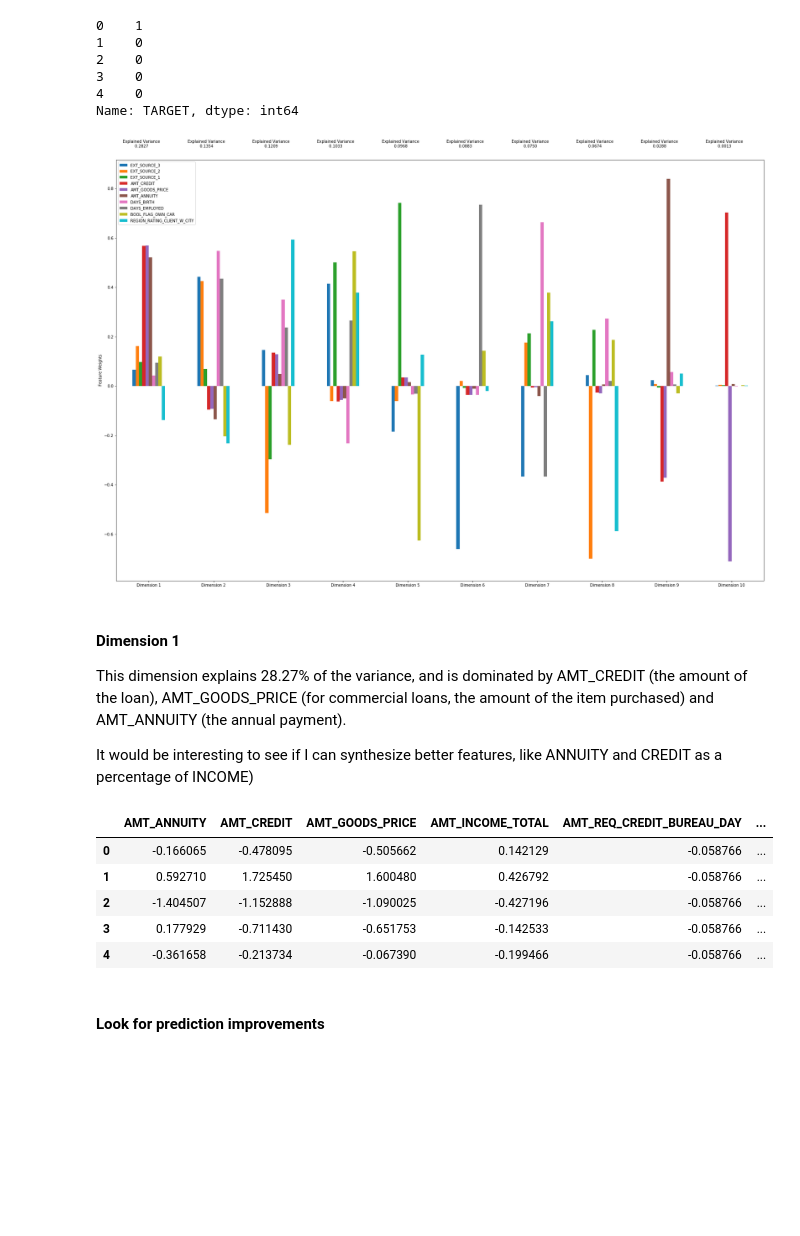
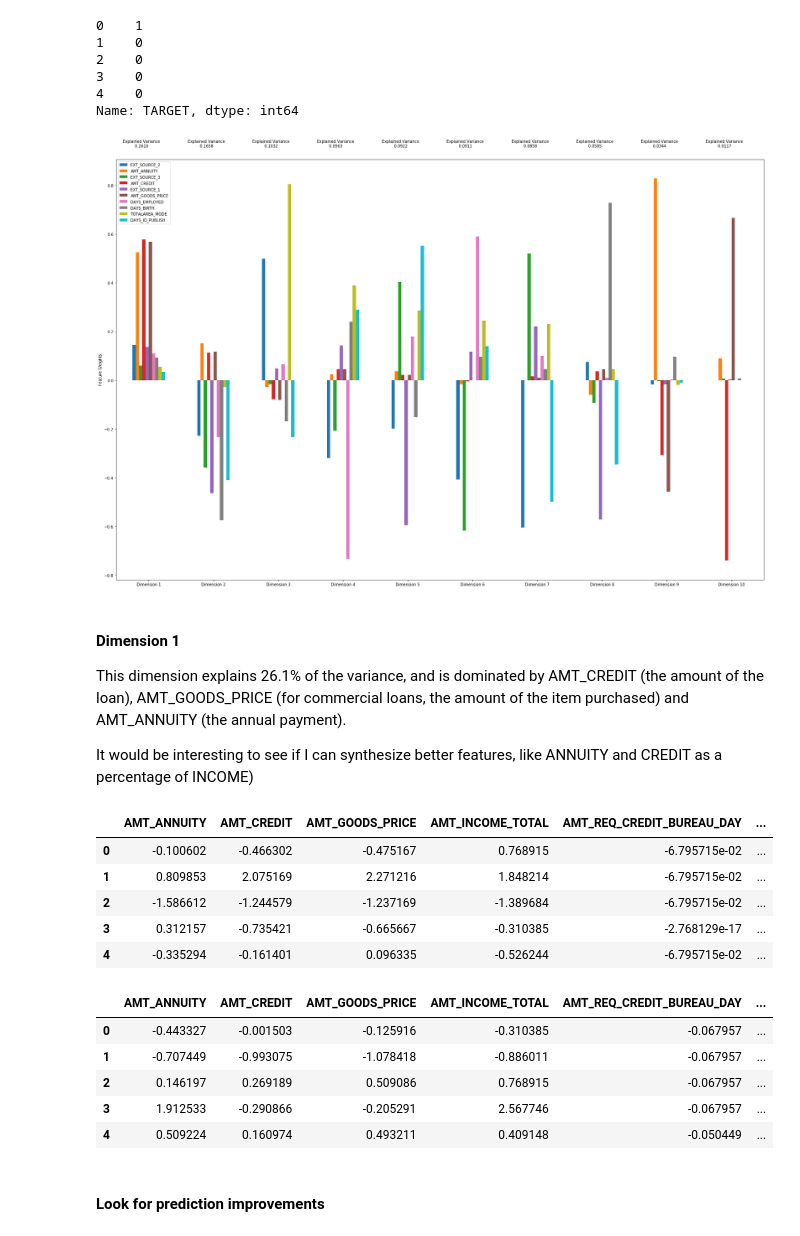
Before and after one commit to clarkje/machine-learning, a Jupyter notebook: projects/capstone/Step 4.1 - Feature Engineering - Application Data.ipynb, the cells around one changed output. Drawn from its saved outputs; the diff is of its cells as text; code cells hidden in the pictures; blank space fills up the shorter version.

```diff
--- a/projects/capstone/Step 4.1 - Feature Engineering - Application Data.ipynb
+++ b/projects/capstone/Step 4.1 - Feature Engineering - Application Data.ipynb
@@ -23,10 +25,10 @@ from sklearn.preprocessing import LabelBinarizer
 pd.set_option('display.max_columns', None)
 # %%
 # Training Set
-application_train = pd.read_csv('data/tmp/application_train_preprocessed_outliers_removed_abs_no_log.csv', index_col = 0)
+application_train = pd.read_csv('data/tmp/application_train_full_new_features.csv', index_col = 0)
 print("Loaded Training Set: {0} rows".format(application_train.shape[0]))
 
-application_test = pd.read_csv('data/tmp/application_test_preprocessed_outliers_removed_abs_no_log.csv', index_col = 0)
+application_test = pd.read_csv('data/tmp/application_test_full_new_features.csv', index_col = 0)
 print("Loaded Training Set: {0} rows".format(application_test.shape[0]))
 
 display(application_train.head())
@@ -218,47 +248,73 @@ def pca_results(pca_samples, pca):
 # Generate PCA results plot
 pca_results = pca_results(pca_samples, pca)
 # %% [output]
-[figure, old version]
+[figure, new version]
 # %% [markdown]
 #### Dimension 1
 
-This dimension explains 28.27% of the variance, and is dominated by AMT_CREDIT (the amount of the loan), AMT_GOODS_PRICE (for commercial loans, the amount of the item purchased) and AMT_ANNUITY (the annual payment).
+This dimension explains 26.1% of the variance, and is dominated by AMT_CREDIT (the amount of the loan), AMT_GOODS_PRICE (for commercial loans, the amount of the item purchased) and AMT_ANNUITY (the annual payment).
 
 It would be interesting to see if I can synthesize better features, like ANNUITY and CREDIT as a percentage of INCOME)
 # %%
-df_new_features = application_train.copy()
-df_new_features = df_new_features.drop('TARGET', axis=1)
-df_new_features_SK_ID_CURR = df_new_features['SK_ID_CURR']
-df_new_features = df_new_features.drop('SK_ID_CURR', axis=1)
+df_new_features_train = application_train.copy()
+df_new_features_train_SK_ID_CURR = df_new_features_train['SK_ID_CURR']
+df_new_features_train = df_new_features_train.drop(['SK_ID_CURR','TARGET'], axis=1)
 
-df_new_reduced = application_train[important_features['features']].copy()
+df_new_features_test = application_test.copy()
+df_new_features_test_SK_ID_CURR = df_new_features_test['SK_ID_CURR']
+df_new_features_test = df_new_features_test.drop(['SK_ID_CURR'], axis=1)
+
+df_new_reduced_train = df_new_features_train[important_features['features']].copy()
+df_new_reduced_test = df_new_features_test[important_features['features']].copy()
 
 # We need these values to be positive when calculating percentages....
-df_temp = pd.DataFrame()
-df_temp['AMT_CREDIT_OFFSET'] = df_new_features['AMT_CREDIT'] + np.min(df_new_features['AMT_CREDIT'])
-df_temp['AMT_INCOME_TOTAL_OFFSET'] = df_new_features['AMT_INCOME_TOTAL'] + np.min(df_new_features['AMT_INCOME_TOTAL'])
-df_temp['AMT_GOODS_PRICE_OFFSET'] = df_new_features['AMT_GOODS_PRICE'] + np.min(df_new_features['AMT_GOODS_PRICE'])
-df_temp['AMT_ANNUITY_OFFSET'] = df_new_features['AMT_ANNUITY'] + np.min(df_new_features['AMT_ANNUITY'])
+df_temp_train = pd.DataFrame()
+df_temp_train['AMT_CREDIT_OFFSET'] = df_new_features_train['AMT_CREDIT'] + np.min(df_new_features_train['AMT_CREDIT'])
+df_temp_train['AMT_INCOME_TOTAL_OFFSET'] = df_new_features_train['AMT_INCOME_TOTAL'] + np.min(df_new_features_train['AMT_INCOME_TOTAL'])
+df_temp_train['AMT_GOODS_PRICE_OFFSET'] = df_new_features_train['AMT_GOODS_PRICE'] + np.min(df_new_features_train['AMT_GOODS_PRICE'])
+df_temp_train['AMT_ANNUITY_OFFSET'] = df_new_features_train['AMT_ANNUITY'] + np.min(df_new_features_train['AMT_ANNUITY'])
+
+df_temp_test = pd.DataFrame()
+df_temp_test['AMT_CREDIT_OFFSET'] = df_new_features_test['AMT_CREDIT'] + np.min(df_new_features_test['AMT_CREDIT'])
+df_temp_test['AMT_INCOME_TOTAL_OFFSET'] = df_new_features_test['AMT_INCOME_TOTAL'] + np.min(df_new_features_test['AMT_INCOME_TOTAL'])
+df_temp_test['AMT_GOODS_PRICE_OFFSET'] = df_new_features_test['AMT_GOODS_PRICE'] + np.min(df_new_features_test['AMT_GOODS_PRICE'])
+df_temp_test['AMT_ANNUITY_OFFSET'] = df_new_features_test['AMT_ANNUITY'] + np.min(df_new_features_test['AMT_ANNUITY'])
 
 # Loan amount as percentage of total income
-df_new_features['PER_CREDIT_INCOME'] = df_temp['AMT_CREDIT_OFFSET'] / df_temp['AMT_INCOME_TOTAL_OFFSET']
-df_new_reduced['PER_CREDIT_INCOME'] = df_temp['AMT_CREDIT_OFFSET'] / df_temp['AMT_INCOME_TOTAL_OFFSET']
+df_new_features_train['PER_CREDIT_INCOME'] = df_temp_train['AMT_CREDIT_OFFSET'] / df_temp_train['AMT_INCOME_TOTAL_OFFSET']
+df_new_reduced_train['PER_CREDIT_INCOME'] = df_temp_train['AMT_CREDIT_OFFSET'] / df_temp_train['AMT_INCOME_TOTAL_OFFSET']
+
+df_new_features_test['PER_CREDIT_INCOME'] = df_temp_test['AMT_CREDIT_OFFSET'] / df_temp_test['AMT_INCOME_TOTAL_OFFSET']
+df_new_reduced_test['PER_CREDIT_INCOME'] = df_temp_test['AMT_CREDIT_OFFSET'] / df_temp_test['AMT_INCOME_TOTAL_OFFSET']
 
 # Cost of Goods as a percentage of the loan (I suspect this will be 1 all the time)
-df_new_features['PER_GOODS_CREDIT'] = df_temp['AMT_GOODS_PRICE_OFFSET'] / df_temp['AMT_CREDIT_OFFSET']
-df_new_reduced['PER_CREDIT_INCOME'] = df_temp['AMT_CREDIT_OFFSET'] / df_temp['AMT_INCOME_TOTAL_OFFSET']
+df_new_features_train['PER_GOODS_CREDIT'] = df_temp_train['AMT_GOODS_PRICE_OFFSET'] / df_temp_train['AMT_CREDIT_OFFSET']
+df_new_reduced_train['PER_GOODS_CREDIT'] = df_temp_train['AMT_GOODS_PRICE_OFFSET'] / df_temp_train['AMT_CREDIT_OFFSET']
+
+df_new_features_test['PER_GOODS_CREDIT'] = df_temp_test['AMT_GOODS_PRICE_OFFSET'] / df_temp_test['AMT_CREDIT_OFFSET']
+df_new_reduced_test['PER_GOODS_CREDIT'] = df_temp_test['AMT_GOODS_PRICE_OFFSET'] / df_temp_test['AMT_CREDIT_OFFSET']
 
 # Loan payment as a percentage of total income
-df_new_features['PER_ANNUITY_INCOME'] = df_temp['AMT_ANNUITY_OFFSET'] / df_temp['AMT_INCOME_TOTAL_OFFSET']
-df_new_reduced['PER_CREDIT_INCOME'] = df_temp['AMT_CREDIT_OFFSET'] / df_temp['AMT_INCOME_TOTAL_OFFSET']
+df_new_features_train['PER_ANNUITY_INCOME'] = df_temp_train['AMT_ANNUITY_OFFSET'] / df_temp_train['AMT_INCOME_TOTAL_OFFSET']
+df_new_reduced_train['PER_ANNUITY_INCOME'] = df_temp_train['AMT_ANNUITY_OFFSET'] / df_temp_train['AMT_INCOME_TOTAL_OFFSET']
 
-display(df_new_features.head())
+df_new_features_test['PER_ANNUITY_INCOME'] = df_temp_test['AMT_ANNUITY_OFFSET'] / df_temp_test['AMT_INCOME_TOTAL_OFFSET']
+df_new_reduced_test['PER_ANNUITY_INCOME'] = df_temp_test['AMT_ANNUITY_OFFSET'] / df_temp_test['AMT_INCOME_TOTAL_OFFSET']
+
+display(df_new_features_train.head())
+display(df_new_features_test.head())
 # %% [output]
 |  | AMT_ANNUITY | AMT_CREDIT | AMT_GOODS_PRICE | AMT_INCOME_TOTAL | AMT_REQ_CREDIT_BUREAU_DAY | ... |
-| 0 | -0.166065 | -0.478095 | -0.505662 | 0.142129 | -0.058766 | ... |
-| 1 | 0.592710 | 1.725450 | 1.600480 | 0.426792 | -0.058766 | ... |
-| 2 | -1.404507 | -1.152888 | -1.090025 | -0.427196 | -0.058766 | ... |
-| 3 | 0.177929 | -0.711430 | -0.651753 | -0.142533 | -0.058766 | ... |
-| 4 | -0.361658 | -0.213734 | -0.067390 | -0.199466 | -0.058766 | ... |
+| 0 | -0.100602 | -0.466302 | -0.475167 | 0.768915 | -6.795715e-02 | ... |
+| 1 | 0.809853 | 2.075169 | 2.271216 | 1.848214 | -6.795715e-02 | ... |
+| 2 | -1.586612 | -1.244579 | -1.237169 | -1.389684 | -6.795715e-02 | ... |
+| 3 | 0.312157 | -0.735421 | -0.665667 | -0.310385 | -2.768129e-17 | ... |
+| 4 | -0.335294 | -0.161401 | 0.096335 | -0.526244 | -6.795715e-02 | ... |
+|  | AMT_ANNUITY | AMT_CREDIT | AMT_GOODS_PRICE | AMT_INCOME_TOTAL | AMT_REQ_CREDIT_BUREAU_DAY | ... |
+| 0 | -0.443327 | -0.001503 | -0.125916 | -0.310385 | -0.067957 | ... |
+| 1 | -0.707449 | -0.993075 | -1.078418 | -0.886011 | -0.067957 | ... |
+| 2 | 0.146197 | 0.269189 | 0.509086 | 0.768915 | -0.067957 | ... |
+| 3 | 1.912533 | -0.290866 | -0.205291 | 2.567746 | -0.067957 | ... |
+| 4 | 0.509224 | 0.160974 | 0.493211 | 0.409148 | -0.050449 | ... |
 # %% [markdown]
 #### Look for prediction improvements
```
Also changed, not shown: parts of 36 cells of this notebook, 3 other files.
